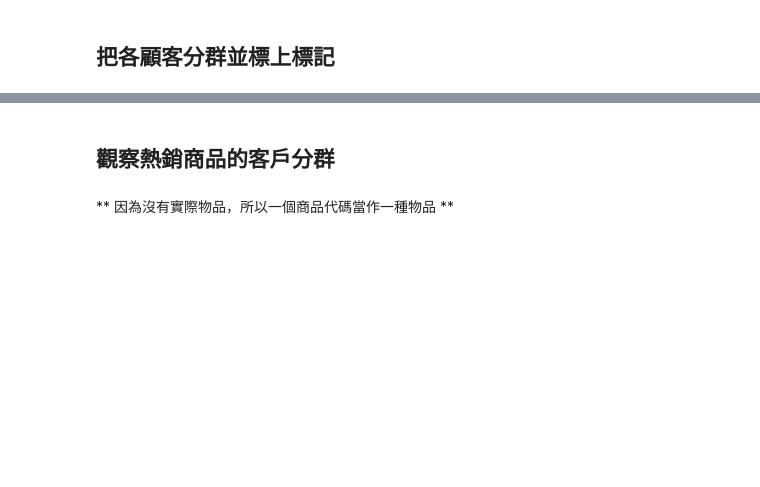
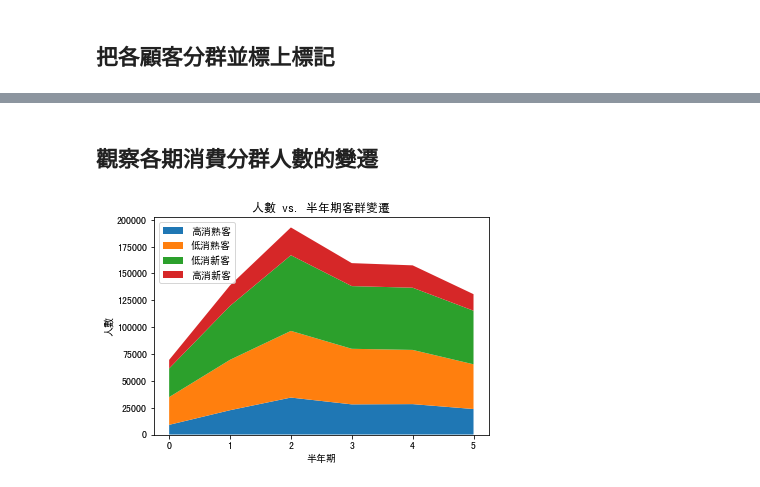
Before and after one commit to andylinpersonal/CSX_Project_2018S, a Jupyter notebook: final_project/ProductTrend.ipynb, the cells around one changed output, grey strips where cells are left out. Saved outputs shown, nothing was run; the diff lists cells and outputs as text; code cells hidden in the pictures; blank space fills up the shorter version.

```diff
--- a/final_project/ProductTrend.ipynb
+++ b/final_project/ProductTrend.ipynb
@@ -288,4 +379,22 @@ for k in df_mains:
 # %% [markdown]
-## 觀察熱銷商品的客戶分群
+## 觀察各期消費分群人數的變遷
-# %% [markdown]
-** 因為沒有實際物品，所以一個商品代碼當作一種物品 **
+# %%
+df_group_count = pd.DataFrame()
+for k in df_mains:
+    df_group_count = df_group_count.append(
+        df_member_news[k]['MemberGroup'].value_counts().transpose(),
+        ignore_index = True
+    )
+
+plt.stackplot(
+    list(range(0, max(df_mains) + 1)),
+    df_group_count.loc[:, 1:4].transpose(),
+    labels=['高消熟客', '低消熟客', '低消新客', '高消新客'])
+plt.legend(loc='upper left')
+plt.title('人數 vs. 半年期客群變遷')
+plt.xticks(np.arange(0, max(df_mains) + 1, 1.0))
+plt.xlabel('半年期')
+plt.ylabel('人數')
+plt.show()
+# %% [output]
+[figure, added]
```
Also changed, not shown: parts of 33 cells of this notebook, 1 other file.
